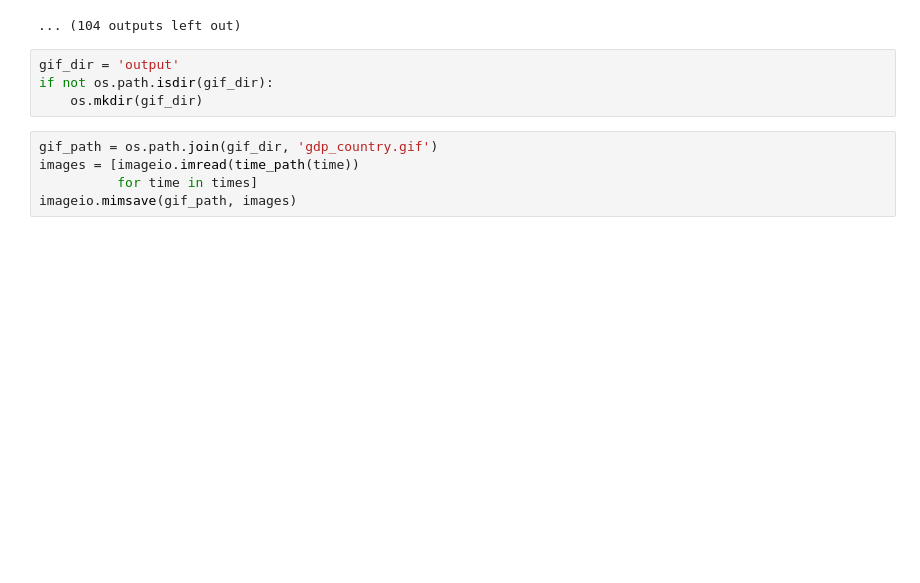
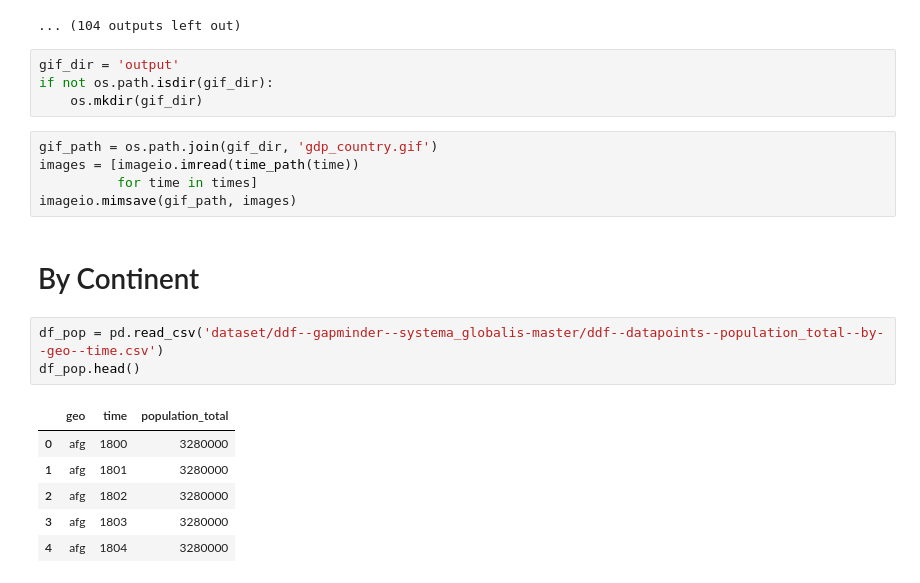
Before and after one commit to chao-h/ds5500hw1, a Jupyter notebook: Q2.ipynb, the cells around one changed output. Cells and saved outputs as stored; diff of their text form; blank space fills up the shorter version.

```diff
--- a/Q2.ipynb
+++ b/Q2.ipynb
@@ -148,3 +148,15 @@ gif_path = os.path.join(gif_dir, 'gdp_country.gif')
 images = [imageio.imread(time_path(time))
           for time in times]
 imageio.mimsave(gif_path, images)
+# %% [markdown]
+# By Continent
+# %%
+df_pop = pd.read_csv('dataset/ddf--gapminder--systema_globalis-master/ddf--datapoints--population_total--by--geo--time.csv')
+df_pop.head()
+# %% [output]
+|  | geo | time | population_total |
+| 0 | afg | 1800 | 3280000 |
+| 1 | afg | 1801 | 3280000 |
+| 2 | afg | 1802 | 3280000 |
+| 3 | afg | 1803 | 3280000 |
+| 4 | afg | 1804 | 3280000 |
```
Also changed, not shown: parts of 13 cells of this notebook, 2 other files.
